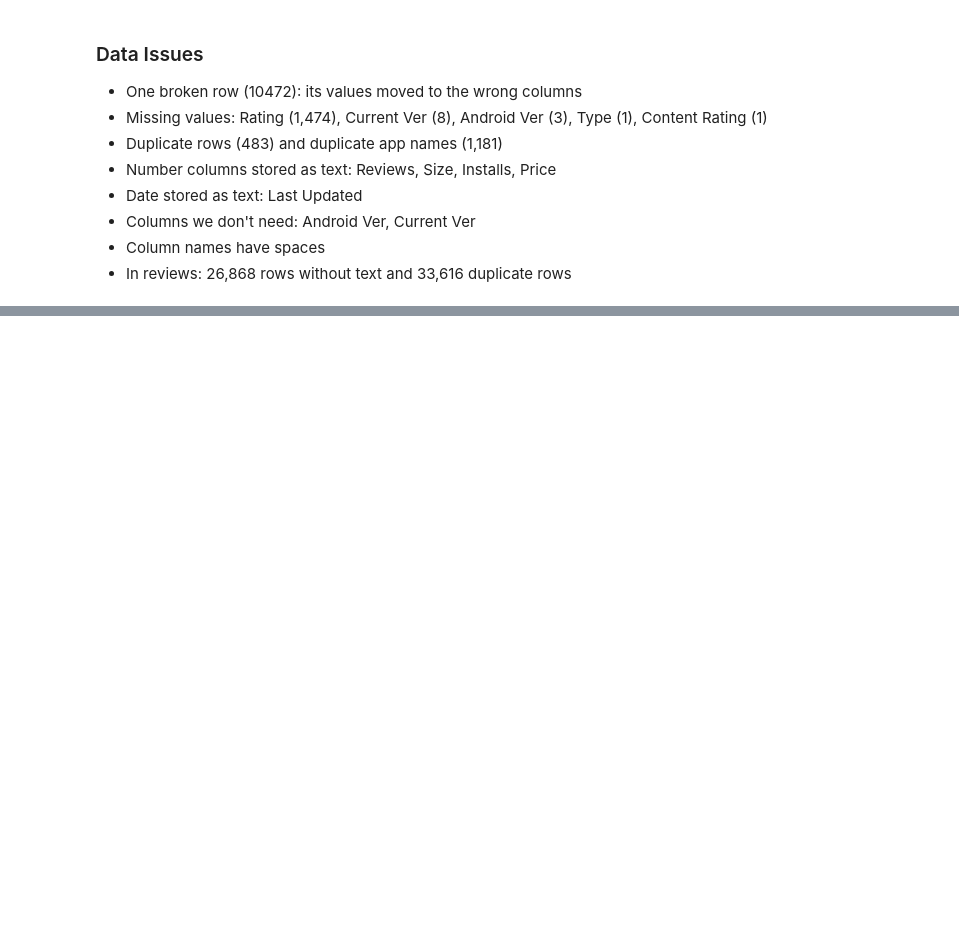
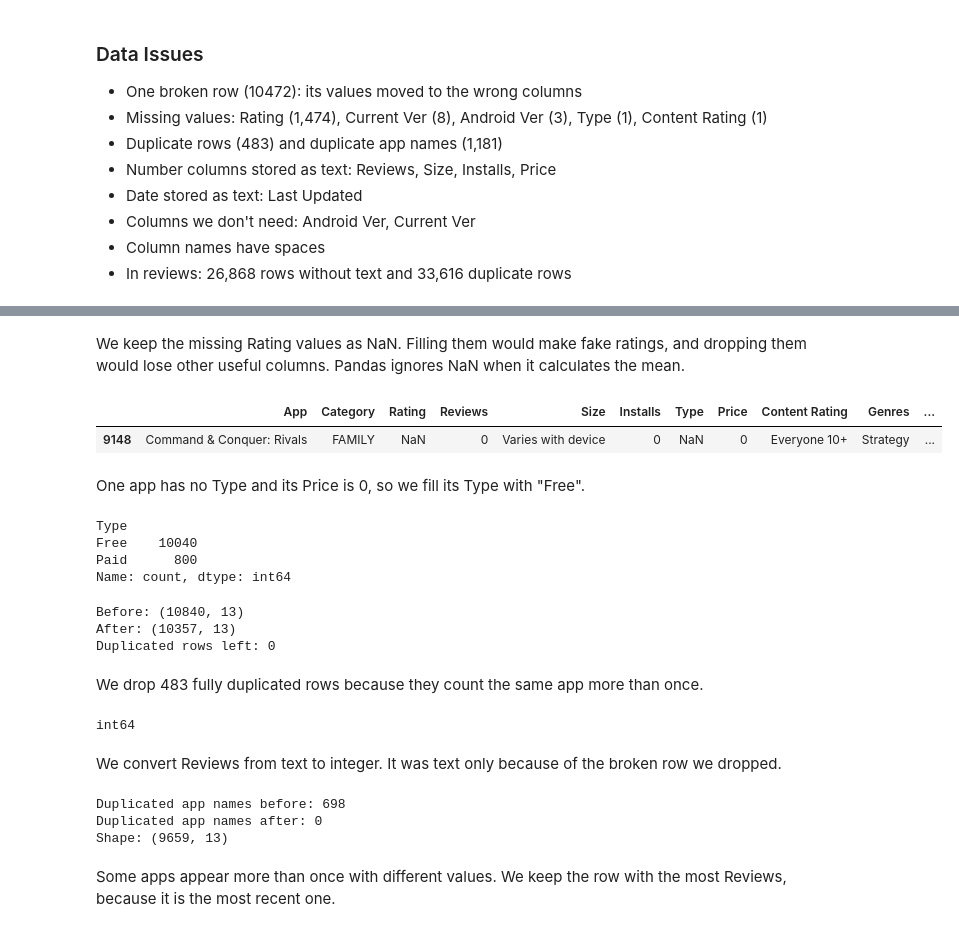
Before and after one commit to ahmed2sadeq/google-play-apps-analysis, a Jupyter notebook: project.ipynb, the cells around one changed output, grey strips where cells are left out. Drawn from its saved outputs; the diff is of its cells as text; code cells hidden in the pictures; blank space fills up the shorter version.

```diff
--- a/project.ipynb
+++ b/project.ipynb
@@ -195,0 +227,3 @@ Name: count, dtype: int64
+# %%
+df_apps = df_apps.drop(index = 10472)
+print(df_apps['Rating'].max())
@@ -195,0 +251,47 @@ Name: count, dtype: int64
+# %% [markdown]
+We keep the missing Rating values as NaN. Filling them would make fake ratings, and dropping them would lose other useful columns. Pandas ignores NaN when it calculates the mean.
+# %%
+df_apps[df_apps['Type'].isnull()]
+# %% [output]
+|  | App | Category | Rating | Reviews | Size | Installs | Type | Price | Content Rating | Genres | ... |
+| 9148 | Command & Conquer: Rivals | FAMILY | NaN | 0 | Varies with device | 0 | NaN | 0 | Everyone 10+ | Strategy | ... |
+# %% [markdown]
+One app has no Type and its Price is 0, so we fill its Type with "Free".
+# %%
+df_apps['Type'] = df_apps['Type'].fillna('Free')
+print(df_apps['Type'].value_counts(dropna=False))
+# %% [output]
+Type
+Free    10040
+Paid      800
+Name: count, dtype: int64
+# %%
+print('Before:', df_apps.shape)
+df_apps = df_apps.drop_duplicates()
+print('After:', df_apps.shape)
+print('Duplicated rows left:', df_apps.duplicated().sum())
+# %% [output]
+Before: (10840, 13)
+After: (10357, 13)
+Duplicated rows left: 0
+# %% [markdown]
+We drop 483 fully duplicated rows because they count the same app more than once.
+# %%
+df_apps['Reviews'] = df_apps['Reviews'].astype('int64')
+print(df_apps['Reviews'].dtype)
+# %% [output]
+int64
+# %% [markdown]
+We convert Reviews from text to integer. It was text only because of the broken row we dropped.
+# %%
+print('Duplicated app names before:', df_apps['App'].duplicated().sum())
+df_apps = df_apps.sort_values('Reviews', ascending=False)
+df_apps = df_apps.drop_duplicates(subset='App', keep='first')
+print('Duplicated app names after:', df_apps['App'].duplicated().sum())
+print('Shape:', df_apps.shape)
+# %% [output]
+Duplicated app names before: 698
+Duplicated app names after: 0
+Shape: (9659, 13)
+# %% [markdown]
+Some apps appear more than once with different values. We keep the row with the most Reviews, because it is the most recent one.
```
Also changed, not shown: parts of 17 cells of this notebook.
